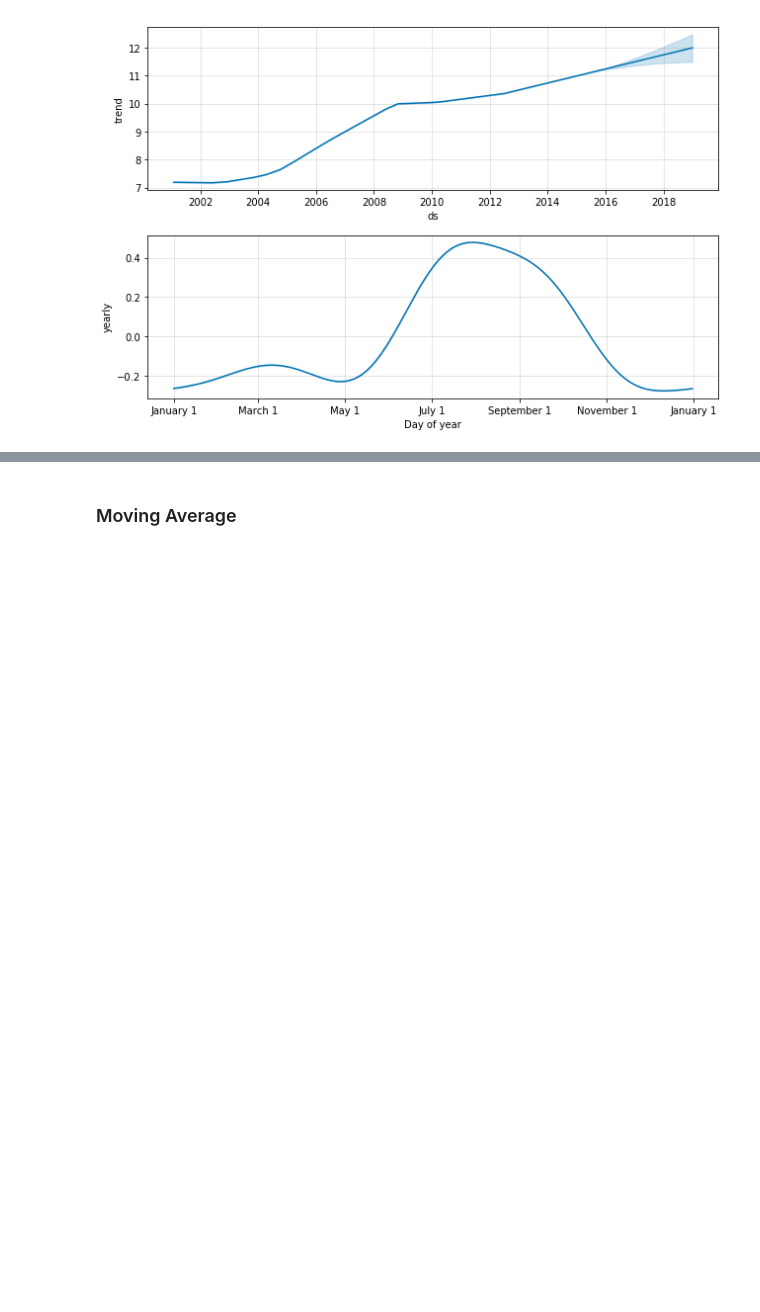
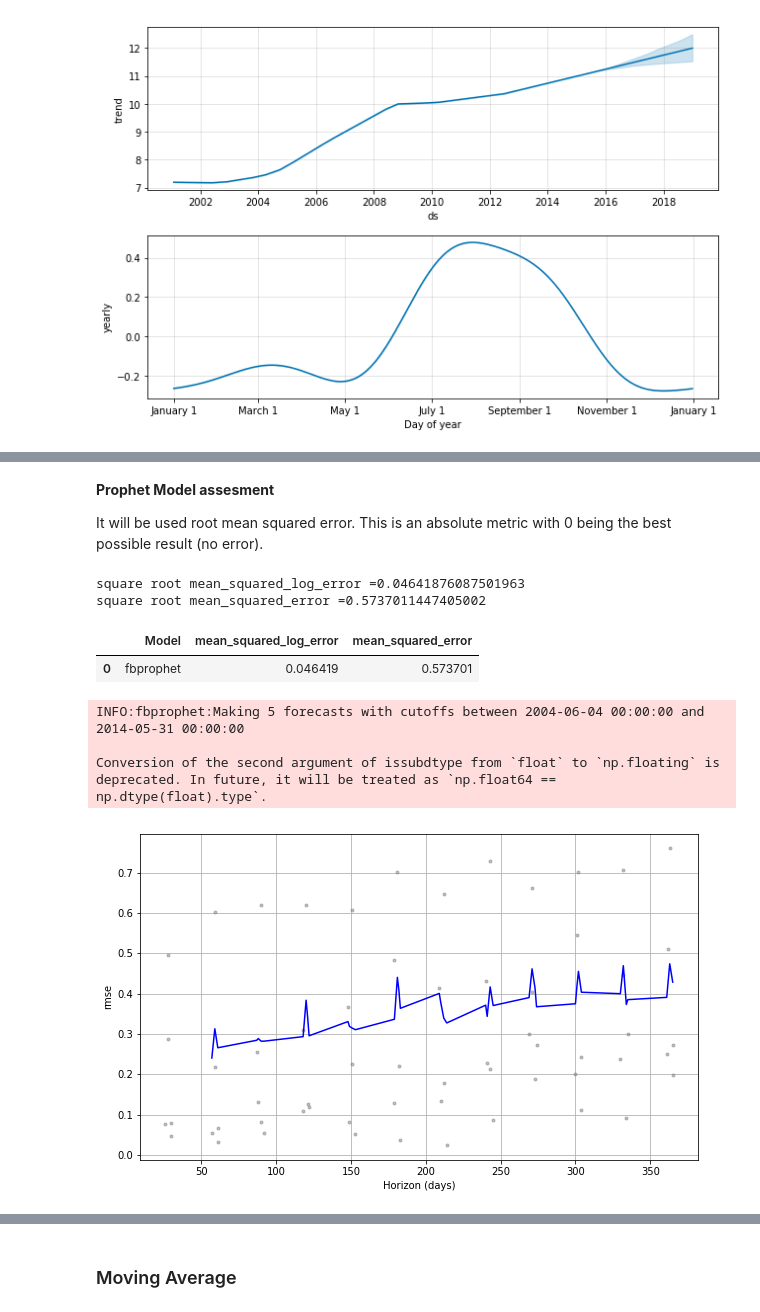
Before and after one commit to megiza/First_CapstoneProject, a Jupyter notebook: Project1_Part4.ipynb, the cells around one changed output, grey strips where cells are left out. Cells and saved outputs as stored; diff of their text form; code cells hidden in the pictures; blank space fills up the shorter version.

```diff
--- a/Project1_Part4.ipynb
+++ b/Project1_Part4.ipynb
@@ -225,0 +278,37 @@ plt.show()
+# %% [markdown]
+**Prophet Model assesment**
+
+It will be used root mean squared error.
+This is an absolute metric with 0 being the best possible result (no error).
+# %%
+#Taking the square root of mean_squared_log_error
+mslogerror=np.sqrt(mean_squared_log_error(df_y_test['y'], y_predict['yhat']))
+#Taking the square root of mean_squared_error
+mserror=np.sqrt(mean_squared_error(df_y_test['y'], y_predict['yhat']))
+
+#saving results for later model selection
+df_model_assesment=df_model_assesment.append({'Model':'fbprophet',
+                                              'mean_squared_log_error':mslogerror,
+                                              'mean_squared_error':mserror}, ignore_index=True)
+
+
+print('square root mean_squared_log_error =' +str(mslogerror) )
+print('square root mean_squared_error =' +str(mserror) )
+# %% [output]
+square root mean_squared_log_error =0.04641876087501963
+square root mean_squared_error =0.5737011447405002
+# %%
+df_model_assesment
+# %% [output]
+|  | Model | mean_squared_log_error | mean_squared_error |
+| 0 | fbprophet | 0.046419 | 0.573701 |
+# %%
+df_cv = cross_validation(m, initial='912 days', period='912 days', horizon = '365 days')
+df_p = performance_metrics(df_cv)
+
+fig = plot_cross_validation_metric(df_cv, metric='rmse')
+# %% [output]
+INFO:fbprophet:Making 5 forecasts with cutoffs between 2004-06-04 00:00:00 and 2014-05-31 00:00:00
+
+Conversion of the second argument of issubdtype from `float` to `np.floating` is deprecated. In future, it will be treated as `np.float64 == np.dtype(float).type`.
+[figure, added]
```
Also changed, not shown: parts of 53 cells of this notebook.
